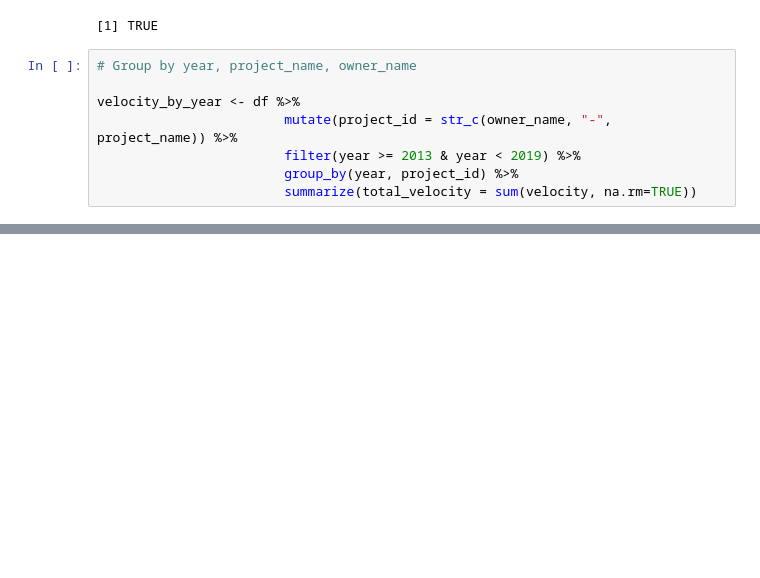
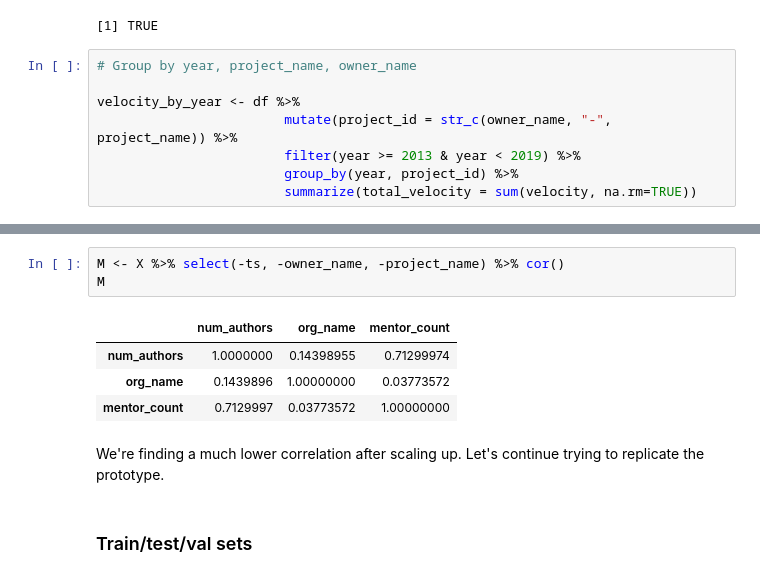
Before and after one commit to tbonza/EDS19, a Jupyter notebook: project/FinalReport.ipynb, the cells around one changed output, grey strips where cells are left out. Cells and saved outputs as stored; diff of their text form; blank space fills up the shorter version.

```diff
--- a/project/FinalReport.ipynb
+++ b/project/FinalReport.ipynb
@@ -281,0 +344,13 @@ Saving 7 x 7 in image
+# %%
+M <- X %>% select(-ts, -owner_name, -project_name) %>% cor()
+M
+# %% [output]
+|  | num_authors | org_name | mentor_count |
+| num_authors | 1.0000000 | 0.14398955 | 0.71299974 |
+| org_name | 0.1439896 | 1.00000000 | 0.03773572 |
+| mentor_count | 0.7129997 | 0.03773572 | 1.00000000 |
+# %% [markdown]
+We're finding a much lower correlation after scaling up. Let's
+continue trying to replicate the prototype.
+# %% [markdown]
+### Train/test/val sets
```
Also changed, not shown: parts of 17 cells of this notebook.
